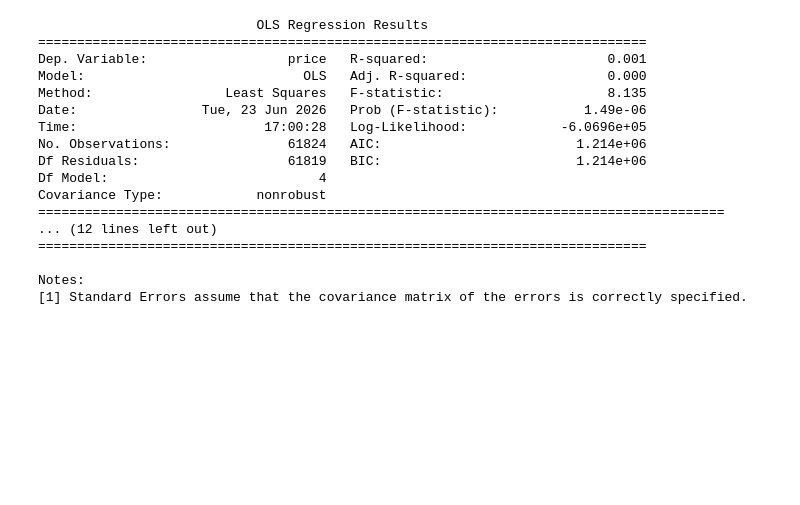
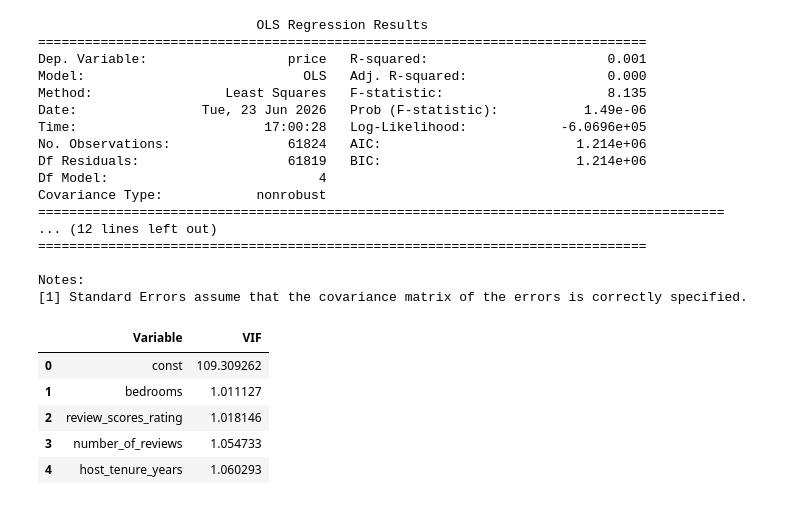
Before and after one commit to FathimaNafra/airbnb-data-engineering-project, a Jupyter notebook: notebooks/statistical.ipynb, the cells around one changed output. Drawn from its saved outputs; the diff is of its cells as text; code cells hidden in the pictures; blank space fills up the shorter version.

```diff
--- a/notebooks/statistical.ipynb
+++ b/notebooks/statistical.ipynb
@@ -368,3 +368,27 @@ Covariance Type:            nonrobust
 
 Notes:
 [1] Standard Errors assume that the covariance matrix of the errors is correctly specified.
+# %%
+#Multicollinearity Check
+vif = pd.DataFrame()
+
+vif["Variable"] = X.columns
+
+vif["VIF"] = [
+    variance_inflation_factor(
+        X.values,
+        i
+    )
+    for i in range(
+        X.shape[1]
+    )
+]
+
+vif
+# %% [output]
+|  | Variable | VIF |
+| 0 | const | 109.309262 |
+| 1 | bedrooms | 1.011127 |
+| 2 | review_scores_rating | 1.018146 |
+| 3 | number_of_reviews | 1.054733 |
+| 4 | host_tenure_years | 1.060293 |
```
